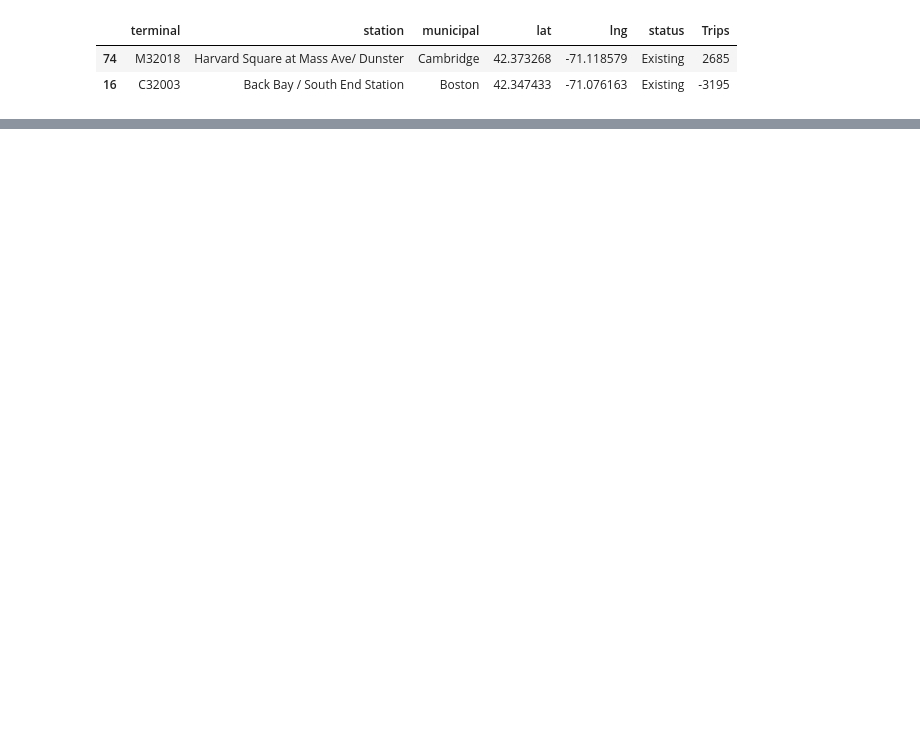
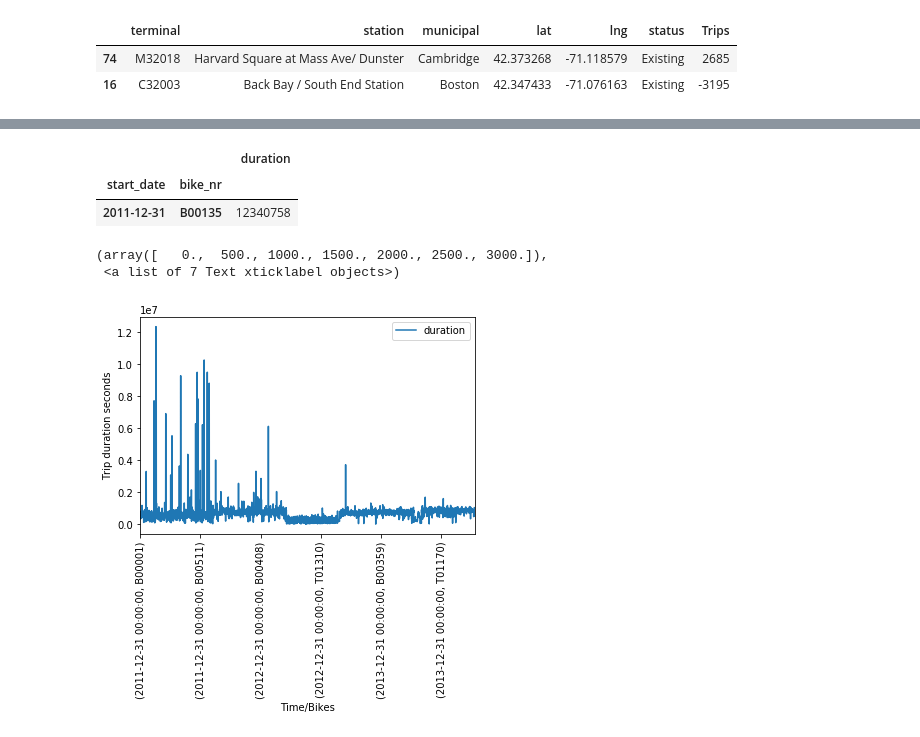
Before and after one commit to jisanos/Hubway-Data-Visualization-Challenge, a Jupyter notebook: Exam_Script.ipynb, the cells around one changed output, grey strips where cells are left out. Cells and saved outputs as stored; diff of their text form; code cells hidden in the pictures; blank space fills up the shorter version.

Commit message:
Life of a bike in a year in seconds

```diff
--- a/Exam_Script.ipynb
+++ b/Exam_Script.ipynb
@@ -500,0 +526,10 @@ Asym_concat.loc[Asymetric_stations]
+# %%
+Bike_trips_fill=Trips[['bike_nr','start_date','duration']].fillna(method='ffill')
+#doing a forward fill of the missing bike info since there are 466 missing values
+# %%
+#setting the index by Bike number and start date
+Total_trip_time_per_bike = Bike_trips_fill.set_index(['bike_nr','start_date'])
+Total_trip_time_per_bike = Total_trip_time_per_bike.sort_index()
+
+#Summing the duration of each bike per year per bike
+Total_trip_time_per_bike_year = Total_trip_time_per_bike.groupby([pd.Grouper(level='start_date', freq='Y'),pd.Grouper(level='bike_nr')]).sum()
@@ -500,0 +546,15 @@ Asym_concat.loc[Asymetric_stations]
+# %%
+Total_trip_time_per_bike_year[Total_trip_time_per_bike_year.duration == Total_trip_time_per_bike_year.duration.max()]
+# %% [output]
+|  |  | duration |
+| start_date | bike_nr |  |
+| 2011-12-31 | B00135 | 12340758 |
+# %%
+Total_trip_time_per_bike_year.plot()
+plt.ylabel('Trip duration seconds')
+plt.xlabel('Time/Bikes')
+plt.xticks(rotation='vertical')
+# %% [output]
+(array([   0.,  500., 1000., 1500., 2000., 2500., 3000.]),
+ <a list of 7 Text xticklabel objects>)
+[figure, added]
```
Also changed, not shown: parts of 10 cells of this notebook.
